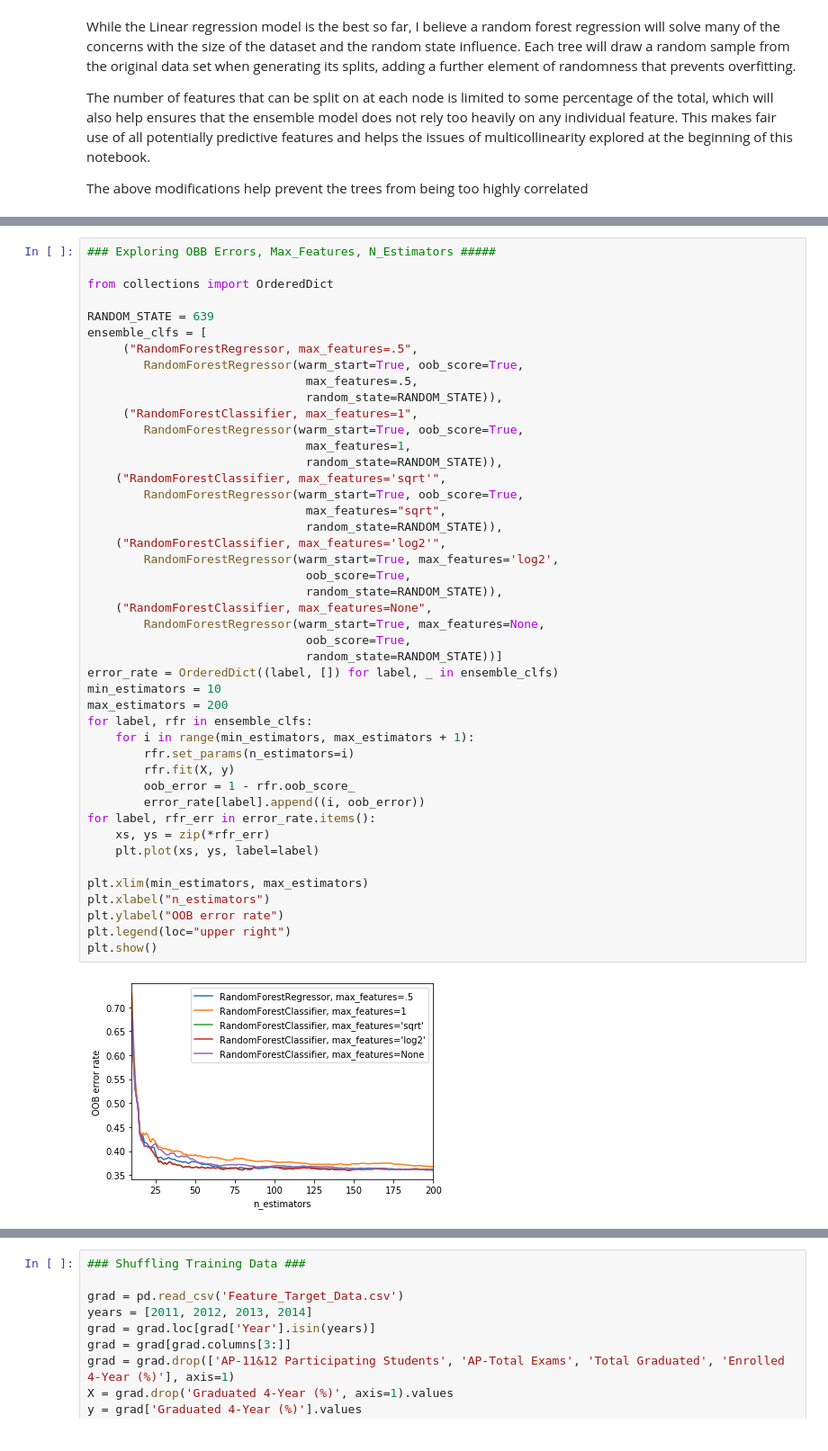
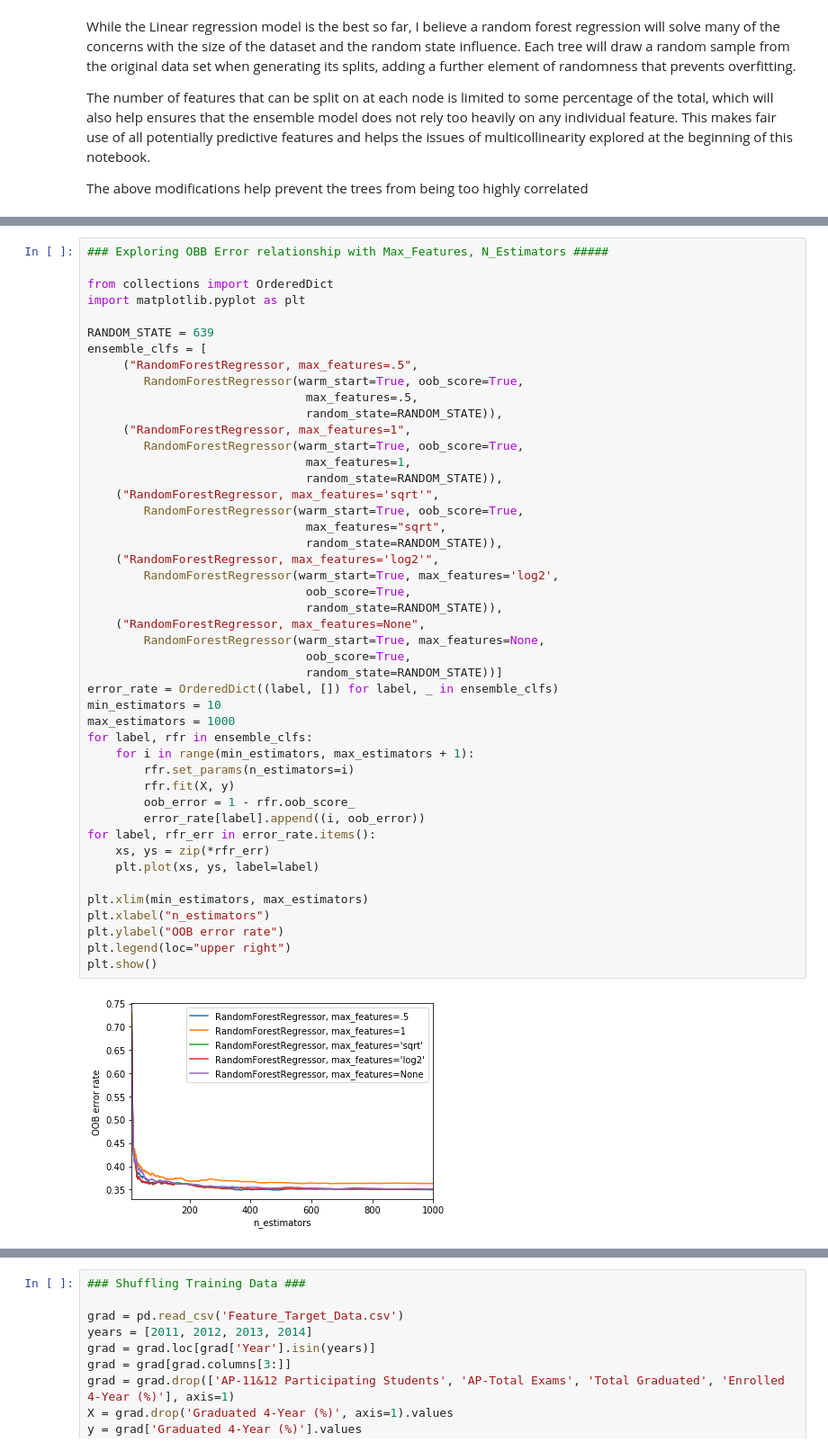
Before and after one commit to RachidRezzik/Texas_GradPercent_Predictor, a Jupyter notebook: Machine_Learning.ipynb, the cells around one changed output, grey strips where cells are left out. Shown: that part at 90% size. Saved outputs shown, nothing was run; the diff lists cells and outputs as text.

```diff
--- a/Machine_Learning.ipynb
+++ b/Machine_Learning.ipynb
@@ -383,7 +386,8 @@ Training MAPE:  6.489794156751086 Testing MAPE:  15.175057714591192
 # %%
-### Exploring OBB Errors, Max_Features, N_Estimators #####
+### Exploring OBB Error relationship with Max_Features, N_Estimators #####
 
 from collections import OrderedDict
+import matplotlib.pyplot as plt
 
 RANDOM_STATE = 639
 ensemble_clfs = [
@@ -391,40 +395,40 @@ ensemble_clfs = [
         RandomForestRegressor(warm_start=True, oob_score=True,
                                max_features=.5,
                                random_state=RANDOM_STATE)),
-     ("RandomForestClassifier, max_features=1",
+     ("RandomForestRegressor, max_features=1",
         RandomForestRegressor(warm_start=True, oob_score=True,
                                max_features=1,
                                random_state=RANDOM_STATE)),
-    ("RandomForestClassifier, max_features='sqrt'",
+    ("RandomForestRegressor, max_features='sqrt'",
         RandomForestRegressor(warm_start=True, oob_score=True,
                                max_features="sqrt",
                                random_state=RANDOM_STATE)),
-    ("RandomForestClassifier, max_features='log2'",
+    ("RandomForestRegressor, max_features='log2'",
         RandomForestRegressor(warm_start=True, max_features='log2',
                                oob_score=True,
                                random_state=RANDOM_STATE)),
-    ("RandomForestClassifier, max_features=None",
+    ("RandomForestRegressor, max_features=None",
         RandomForestRegressor(warm_start=True, max_features=None,
                                oob_score=True,
                                random_state=RANDOM_STATE))]
 error_rate = OrderedDict((label, []) for label, _ in ensemble_clfs)
 min_estimators = 10
-max_estimators = 200
+max_estimators = 1000
 for label, rfr in ensemble_clfs:
     for i in range(min_estimators, max_estimators + 1):
         rfr.set_params(n_estimators=i)
         rfr.fit(X, y)
         oob_error = 1 - rfr.oob_score_
         error_rate[label].append((i, oob_error))
 for label, rfr_err in error_rate.items():
     xs, ys = zip(*rfr_err)
     plt.plot(xs, ys, label=label)
 
 plt.xlim(min_estimators, max_estimators)
 plt.xlabel("n_estimators")
 plt.ylabel("OOB error rate")
 plt.legend(loc="upper right")
 plt.show()
 # %% [output]
-[figure, old version]
+[figure, new version]
 # %%
```
Also changed, not shown: parts of 8 cells of this notebook, 2 other files.
